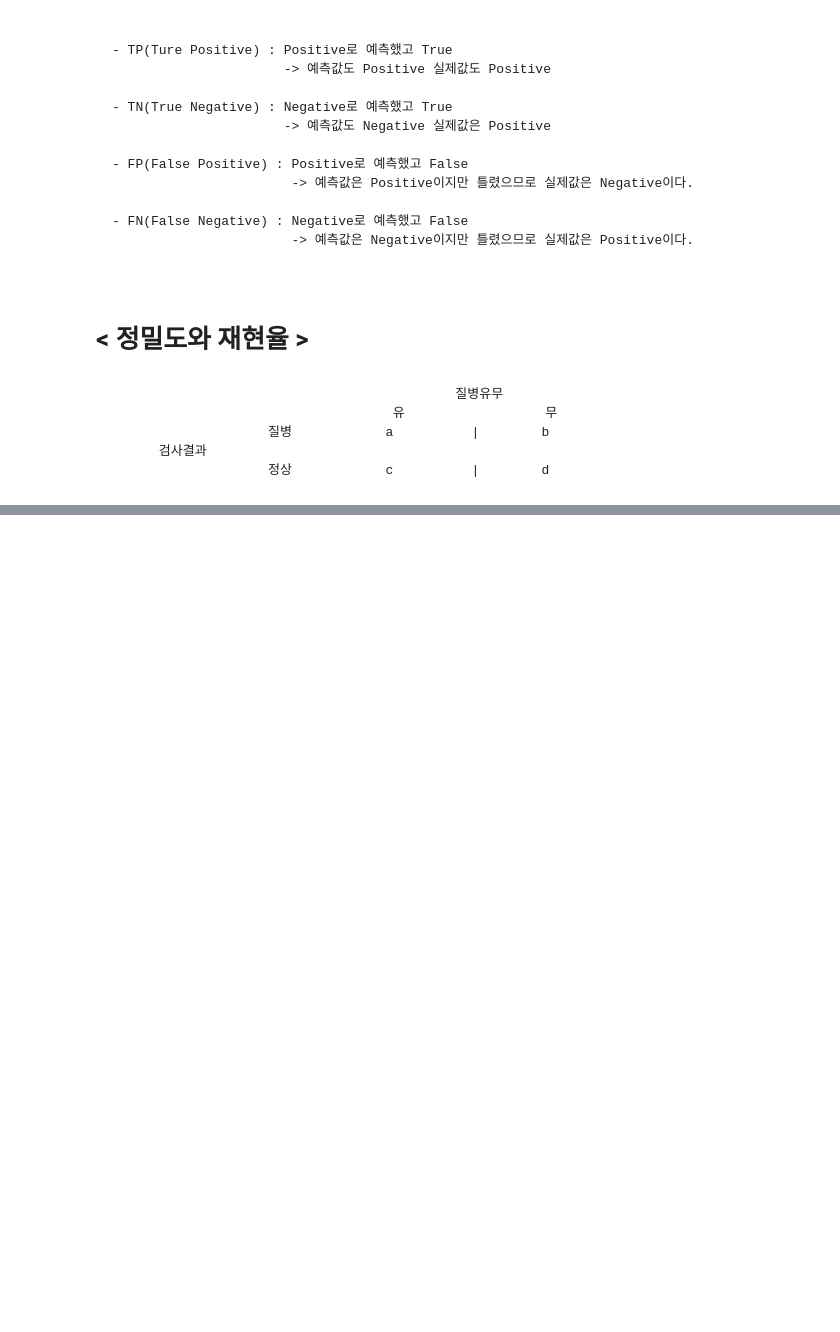
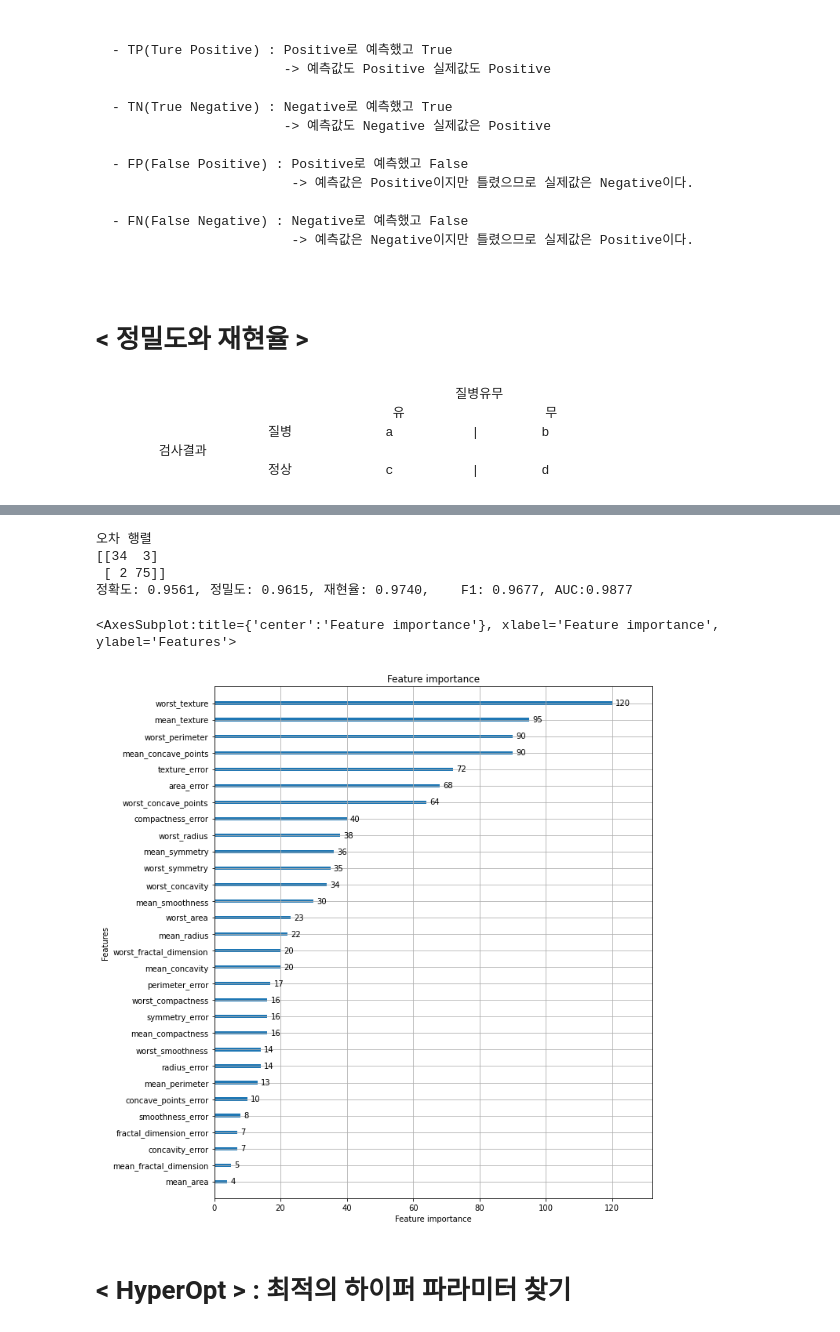
Before and after one commit to zzwony/Start_0920, a Jupyter notebook: 머신러닝.ipynb, the cells around one changed output, grey strips where cells are left out. Cells and saved outputs as stored; diff of their text form; code cells hidden in the pictures; blank space fills up the shorter version.

```diff
--- a/머신러닝.ipynb
+++ b/머신러닝.ipynb
@@ -1074,0 +1365,19 @@ iris_df.apply(lambda x:(x - x.min()) / (x.max() - x.min()))
+# %%
+get_clf_eval(y_test, preds, pred_proba)
+# %% [output]
+오차 행렬
+[[34  3]
+ [ 2 75]]
+정확도: 0.9561, 정밀도: 0.9615, 재현율: 0.9740,    F1: 0.9677, AUC:0.9877
+# %%
+from lightgbm import plot_importance
+import matplotlib.pyplot as plt
+%matplotlib inline
+
+fig, ax = plt.subplots(figsize=(10,12))
+plot_importance(lgbm_wrapper, ax=ax)
+# %% [output]
+<AxesSubplot:title={'center':'Feature importance'}, xlabel='Feature importance', ylabel='Features'>
+[figure, added]
+# %% [markdown]
+# < HyperOpt > : 최적의 하이퍼 파라미터 찾기
```
Also changed, not shown: parts of 49 cells of this notebook.
